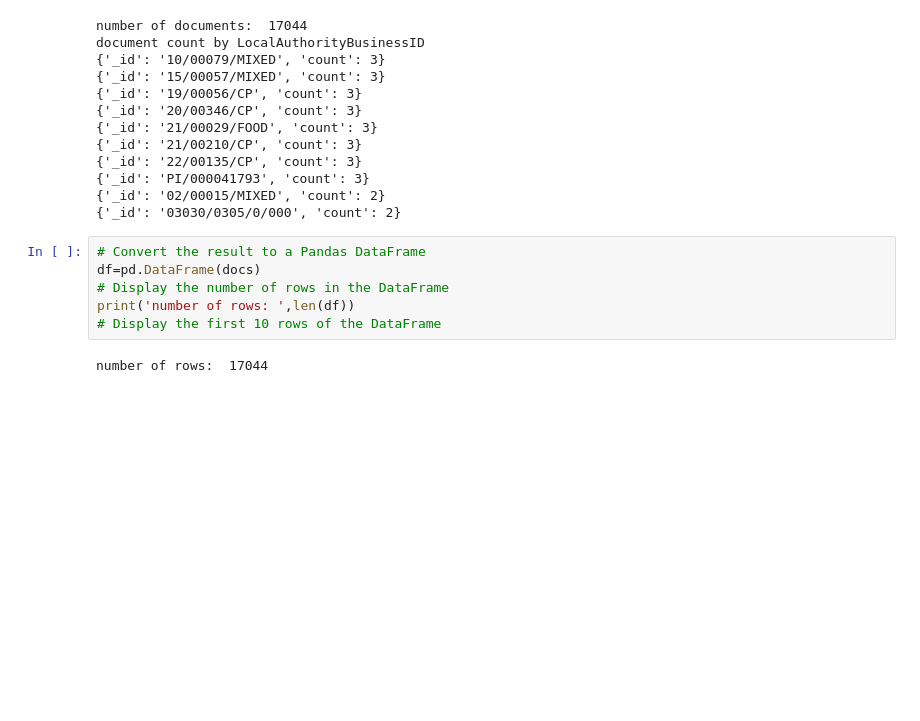
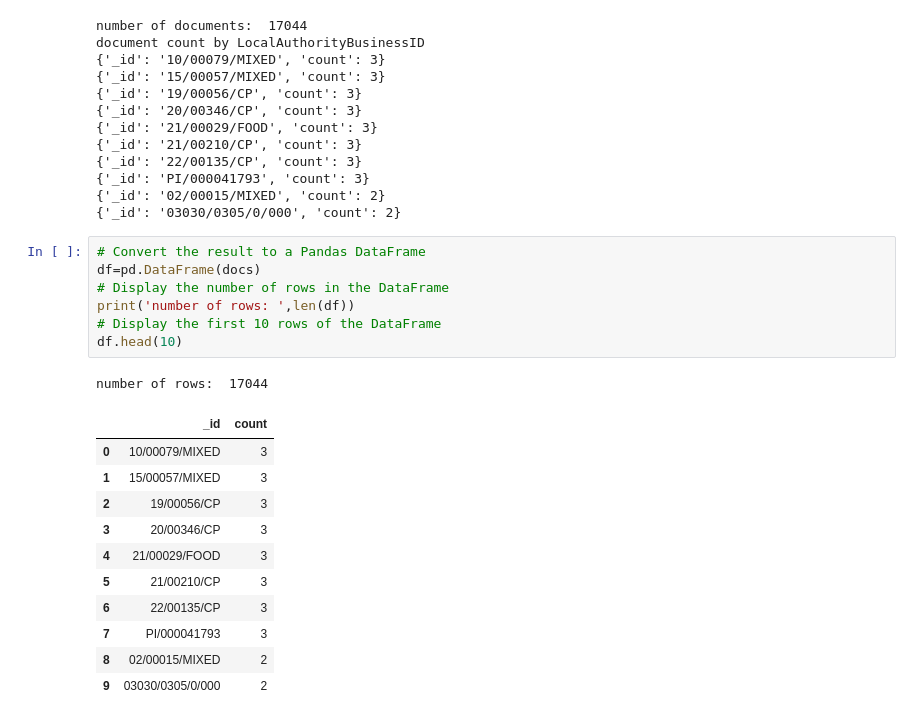
Before and after one commit to rerick999/challenge_12, a Jupyter notebook: NoSQL_analysis_starter.ipynb, the cells around one changed output. Cells and saved outputs as stored; diff of their text form; blank space fills up the shorter version.

```diff
--- a/NoSQL_analysis_starter.ipynb
+++ b/NoSQL_analysis_starter.ipynb
@@ -202,8 +281,20 @@ document count by LocalAuthorityBusinessID
 # %%
 # Convert the result to a Pandas DataFrame
 df=pd.DataFrame(docs)
 # Display the number of rows in the DataFrame
 print('number of rows: ',len(df))
 # Display the first 10 rows of the DataFrame
+df.head(10)
 # %% [output]
 number of rows:  17044
+|  | _id | count |
+| 0 | 10/00079/MIXED | 3 |
+| 1 | 15/00057/MIXED | 3 |
+| 2 | 19/00056/CP | 3 |
+| 3 | 20/00346/CP | 3 |
+| 4 | 21/00029/FOOD | 3 |
+| 5 | 21/00210/CP | 3 |
+| 6 | 22/00135/CP | 3 |
+| 7 | PI/000041793 | 3 |
+| 8 | 02/00015/MIXED | 2 |
+| 9 | 03030/0305/0/000 | 2 |
```
Also changed, not shown: parts of 8 cells of this notebook.
